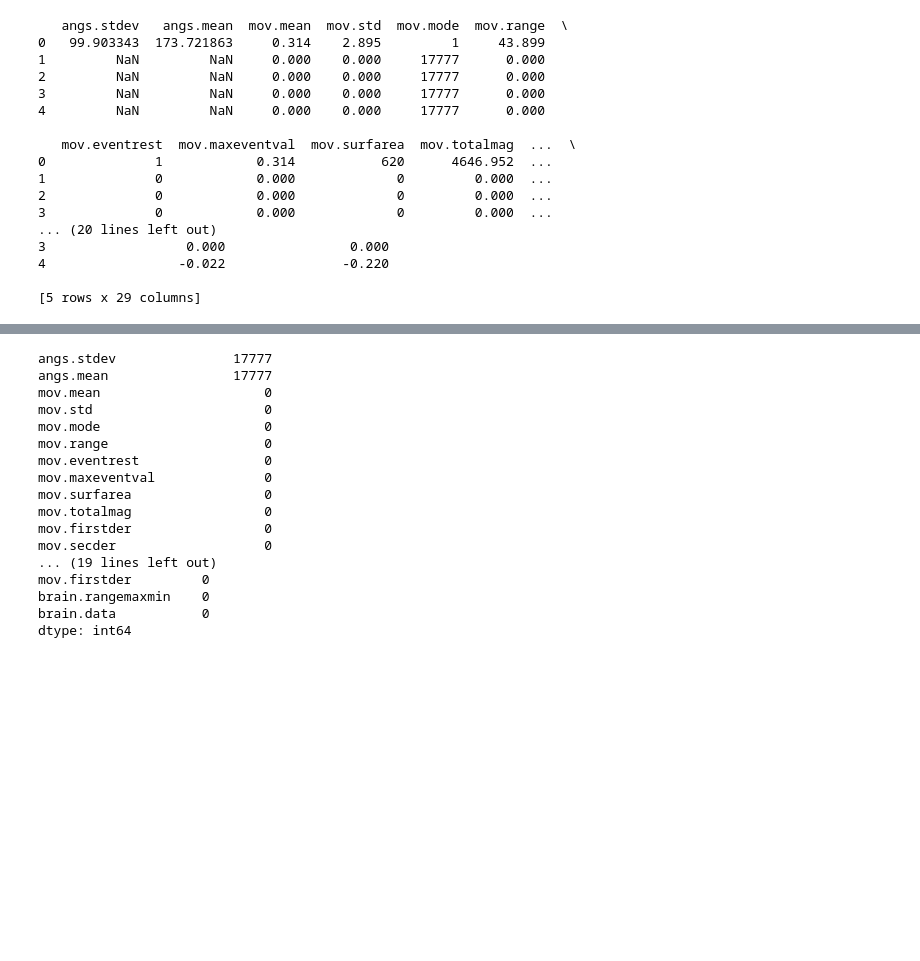
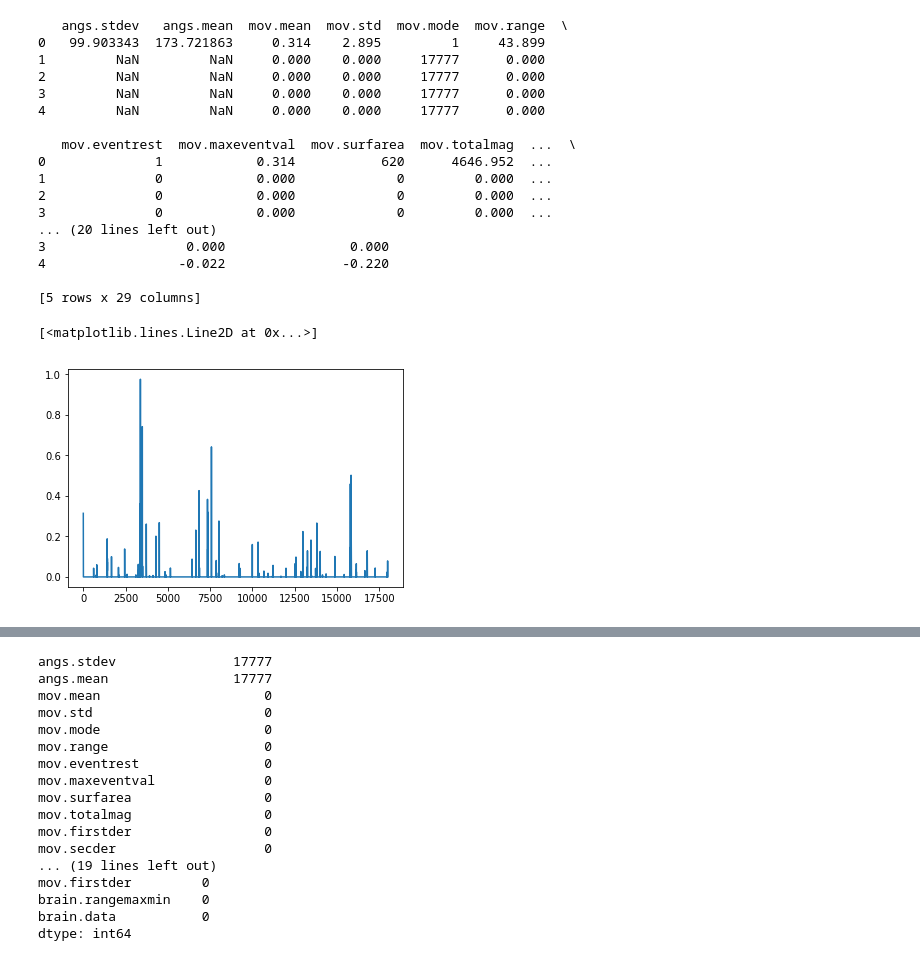
Before and after one commit to brmullen/SIP2019, a Jupyter notebook: Emma/Clustering Data.ipynb, the cells around one changed output, grey strips where cells are left out. Drawn from its saved outputs; the diff is of its cells as text; code cells hidden in the pictures; blank space fills up the shorter version.

```diff
--- a/Emma/Clustering Data.ipynb
+++ b/Emma/Clustering Data.ipynb
@@ -65,3 +65,8 @@ print(data.head())
 4                 -0.022               -0.220
 
 [5 rows x 29 columns]
+# %%
+plt.plot(data["mov.mean"])
+# %% [output]
+[<matplotlib.lines.Line2D at 0x...>]
+[figure, added]
```
Also changed, not shown: parts of 3 cells of this notebook, 12 other files.
